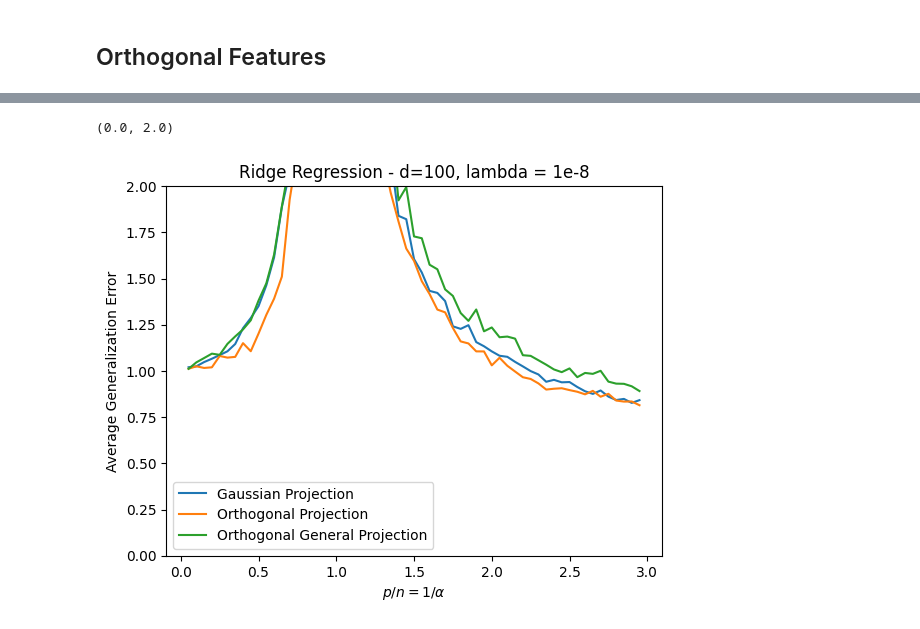
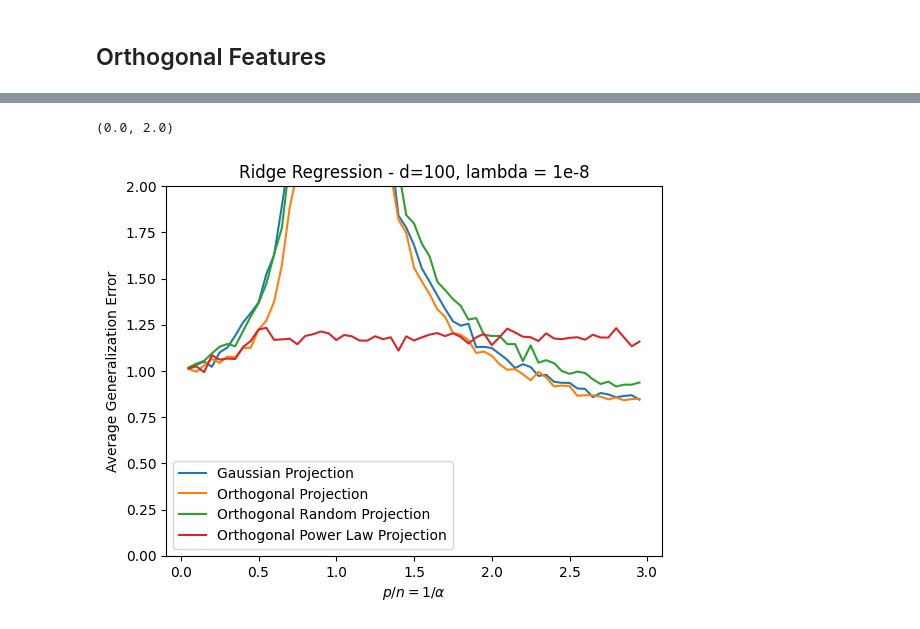
Before and after one commit to mccruz22/Generalization_error_learning, a Jupyter notebook: gen_errors.ipynb, the cells around one changed output, grey strips where cells are left out. Cells and saved outputs as stored; diff of their text form; code cells hidden in the pictures.

Commit message:
added regression and orthogonal features

```diff
--- a/gen_errors.ipynb
+++ b/gen_errors.ipynb
@@ -69,6 +69,8 @@ def ave_gen_error(
             F = orthogonally_invariant_matrix(d=d, p=math.floor(2*d/alpha))
         elif projection == "orthogonal_general":
             F = orthogonally_invariant_matrix_general(d=d, p=math.floor(2*d/alpha))
+        elif projection == "orthogonal_projection":
+            F = orthogonally_invariant_matrix_powerlaw(d=d, p=math.floor(2*d/alpha))
 
 
         theta_0=np.random.normal(0, 1, size=(d,))
@@ -511,8 +533,10 @@ Text(0.5, 1.0, 'Logistic Classification - d=256, lambda = 1e-4')
 # %%
 alphas = []
 
+gen_errors_gaussian_regression = []
 gen_errors_orthogonal_regression = []
-gen_errors_gaussian_regression = []
+gen_errors_orthogonal_regression_general = []
+gen_errors_orthogonal_regression_powerlaw = []
 
 for i in range(1,60):
     alpha = 1/i*20
@@ -532,6 +556,18 @@ for i in range(1,60):
                       f_0=lambda x: (x), f_hat=lambda x: (x),
                       n_seeds=40, loss_fcn="square", projection="orthogonal", k=0)
     gen_errors_orthogonal_regression.append(eps_g_orthogonal_regression)
+
+    eps_g_orthogonal_regression_general, loss_orthogonal_regression_general, _, _ = ave_gen_error(d=d, alpha=alpha, gamma=gamma,
+                      lamb=1e-8, sigma=lambda x: np.sign(x),
+                      f_0=lambda x: (x), f_hat=lambda x: (x),
+                      n_seeds=40, loss_fcn="square", projection="orthogonal_general", k=0)
+    gen_errors_orthogonal_regression_general.append(eps_g_orthogonal_regression_general)
+
+    eps_g_orthogonal_regression_powerlaw, loss_orthogonal_regression_powerlaw, _, _ = ave_gen_error(d=d, alpha=alpha, gamma=gamma,
+                      lamb=1e-8, sigma=lambda x: np.sign(x),
+                      f_0=lambda x: (x), f_hat=lambda x: (x),
+                      n_seeds=40, loss_fcn="square", projection="orthogonal_projection", k=0)
+    gen_errors_orthogonal_regression_powerlaw.append(eps_g_orthogonal_regression_powerlaw)
 # %% [output]
 1
 2
@@ -550,21 +586,3 @@ for i in range(1,60):
 57
 58
 59
-# %%
-alphas = []
-
-gen_errors_orthogonal_regression_general = []
-
-for i in range(1,60):
-    alpha = 1/i*20
-    alphas.append(alpha)
-
-    d=100
-    gamma = alpha/2
-    print(i)
-
-    eps_g_orthogonal_regression_general, loss_orthogonal_regression_general, _, _ = ave_gen_error(d=d, alpha=alpha, gamma=gamma,
-                      lamb=1e-8, sigma=lambda x: np.sign(x),
-                      f_0=lambda x: (x), f_hat=lambda x: (x),
-                      n_seeds=40, loss_fcn="square", projection="orthogonal_general", k=0)
-    gen_errors_orthogonal_regression_general.append(eps_g_orthogonal_regression_general)
@@ -589,13 +589,14 @@ for i in range(1,60):
 # %%
 plt.plot([1/alpha for alpha in alphas],gen_errors_gaussian_regression)
 plt.plot([1/alpha for alpha in alphas],gen_errors_orthogonal_regression)
 plt.plot([1/alpha for alpha in alphas],gen_errors_orthogonal_regression_general)
+plt.plot([1/alpha for alpha in alphas],gen_errors_orthogonal_regression_powerlaw)
 
 plt.xlabel(r'$p/n =  1/\alpha$')
 plt.ylabel('Average Generalization Error')
-plt.legend(['Gaussian Projection', 'Orthogonal Projection', 'Orthogonal General Projection'])
+plt.legend(['Gaussian Projection', 'Orthogonal Projection', 'Orthogonal Random Projection', 'Orthogonal Power Law Projection'])
 plt.title("Ridge Regression - d=100, lambda = 1e-8")
 plt.ylim(0,2.0)
 # %% [output]
 (0.0, 2.0)
-[figure, old version]
+[figure, new version]
```
Also changed, not shown: parts of 9 cells of this notebook.
